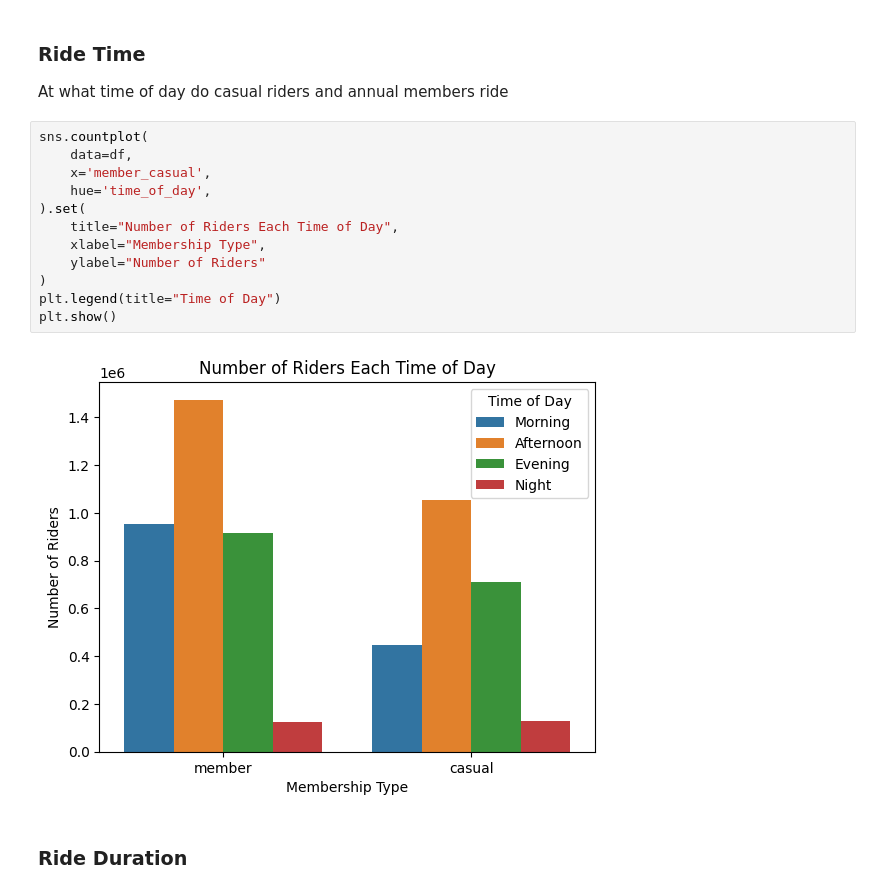
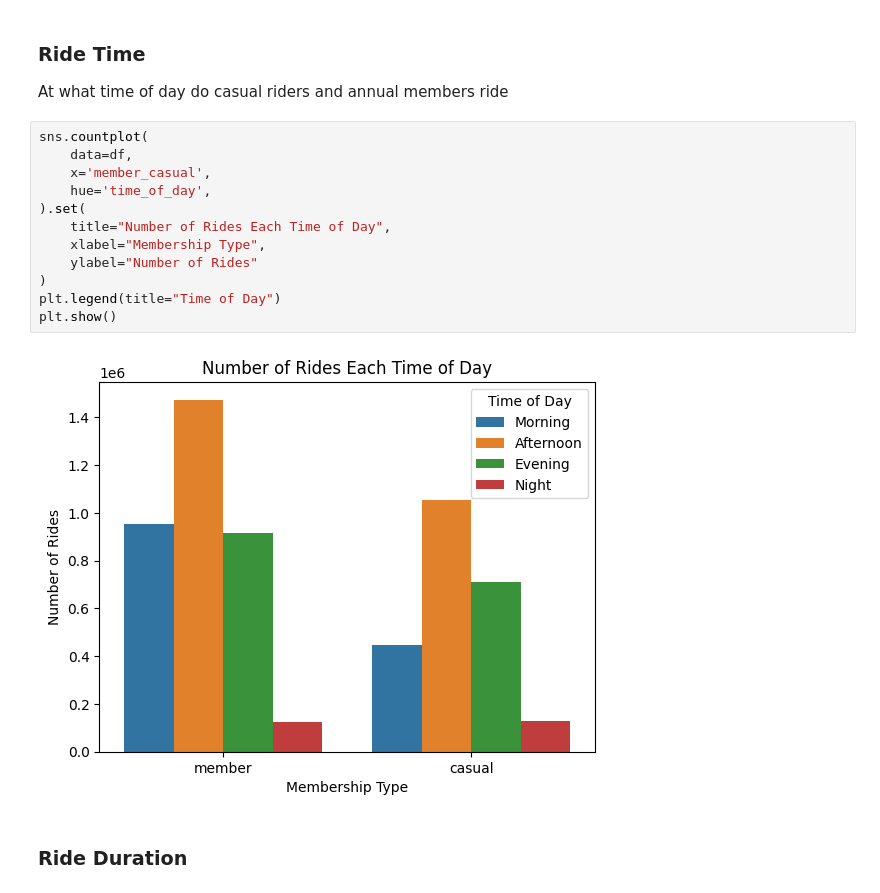
Before and after one commit to paulgreber/RideShareAnalysis, a Jupyter notebook: ride_share_analysis.ipynb, the cells around one changed output. Drawn from its saved outputs; the diff is of its cells as text.

```diff
--- a/ride_share_analysis.ipynb
+++ b/ride_share_analysis.ipynb
@@ -430,17 +430,17 @@ At what time of day do casual riders and annual members ride
 # %%
 sns.countplot(
     data=df,
     x='member_casual',
     hue='time_of_day',
 ).set(
-    title="Number of Riders Each Time of Day",
+    title="Number of Rides Each Time of Day",
     xlabel="Membership Type",
-    ylabel="Number of Riders"
+    ylabel="Number of Rides"
 )
 plt.legend(title="Time of Day")
 plt.show()
 # %% [output]
-[figure, old version]
+[figure, new version]
 # %% [markdown]
 ### Ride Duration
 # %%
```
Also changed, not shown: parts of 5 cells of this notebook, 7 other files.
